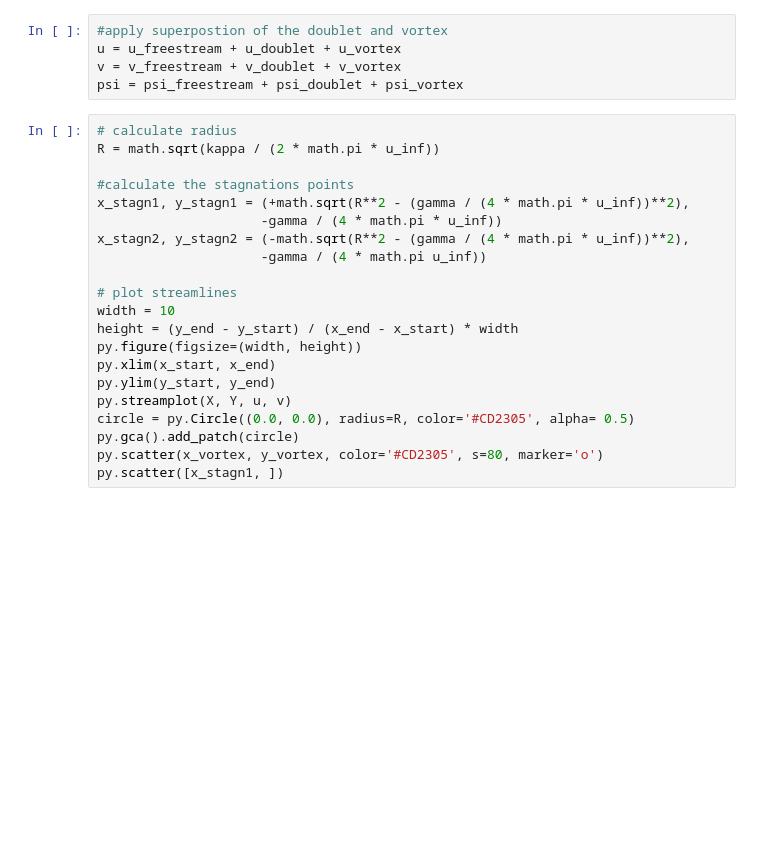
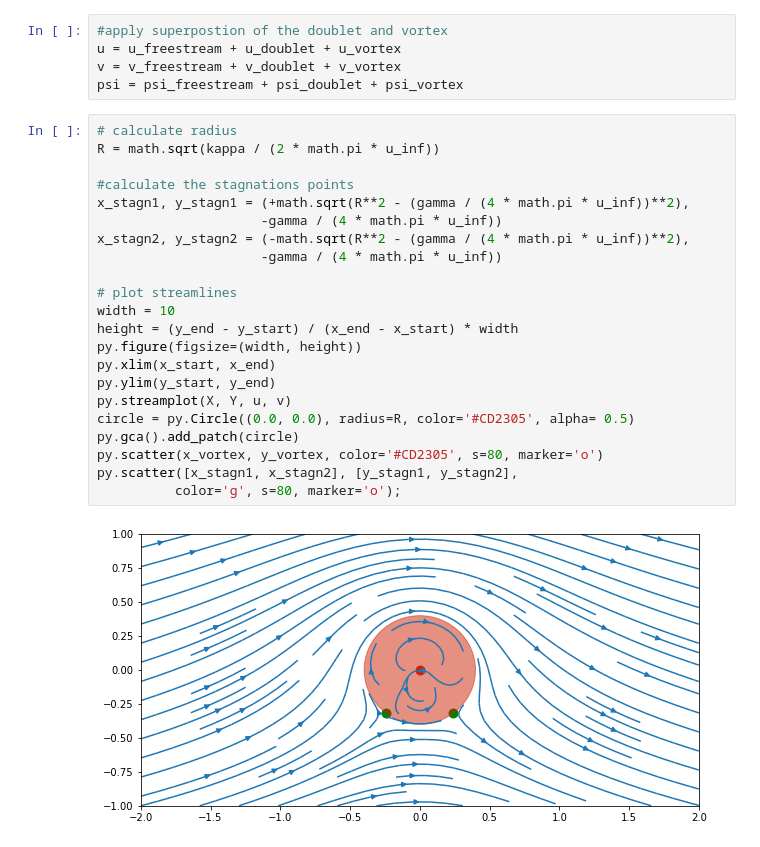
Before and after one commit to Parker-Johnson/MAE6226, a Jupyter notebook: 6_Lesson.ipynb, the cells around one changed output. Saved outputs shown, nothing was run; the diff lists cells and outputs as text; blank space fills up the shorter version.

```diff
--- a/6_Lesson.ipynb
+++ b/6_Lesson.ipynb
@@ -81,21 +81,24 @@ psi = psi_freestream + psi_doublet + psi_vortex
 # %%
 # calculate radius
 R = math.sqrt(kappa / (2 * math.pi * u_inf))
 
 #calculate the stagnations points
 x_stagn1, y_stagn1 = (+math.sqrt(R**2 - (gamma / (4 * math.pi * u_inf))**2),
                      -gamma / (4 * math.pi * u_inf))
 x_stagn2, y_stagn2 = (-math.sqrt(R**2 - (gamma / (4 * math.pi * u_inf))**2),
-                     -gamma / (4 * math.pi u_inf))
+                     -gamma / (4 * math.pi * u_inf))
 
 # plot streamlines
 width = 10
 height = (y_end - y_start) / (x_end - x_start) * width
 py.figure(figsize=(width, height))
 py.xlim(x_start, x_end)
 py.ylim(y_start, y_end)
 py.streamplot(X, Y, u, v)
 circle = py.Circle((0.0, 0.0), radius=R, color='#CD2305', alpha= 0.5)
 py.gca().add_patch(circle)
 py.scatter(x_vortex, y_vortex, color='#CD2305', s=80, marker='o')
-py.scatter([x_stagn1, ])
+py.scatter([x_stagn1, x_stagn2], [y_stagn1, y_stagn2],
+          color='g', s=80, marker='o');
+# %% [output]
+[figure, added]
```
